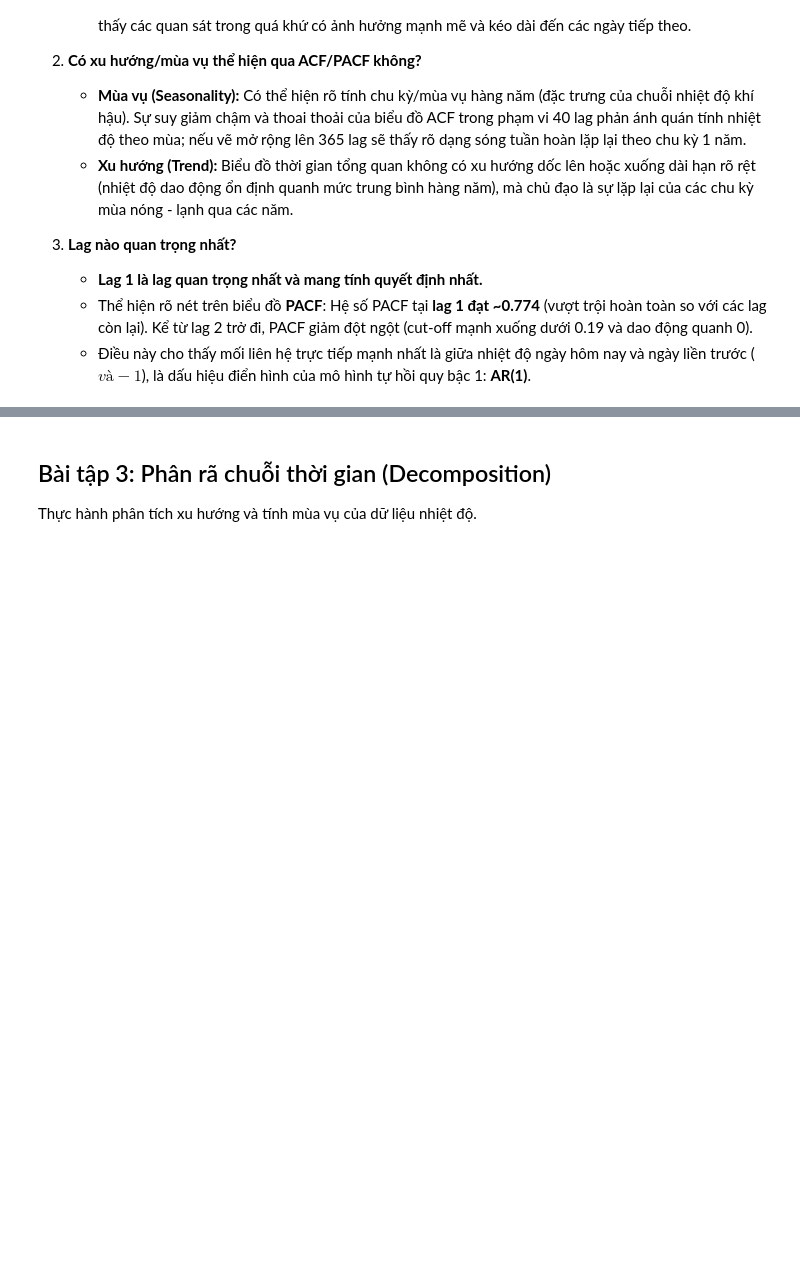
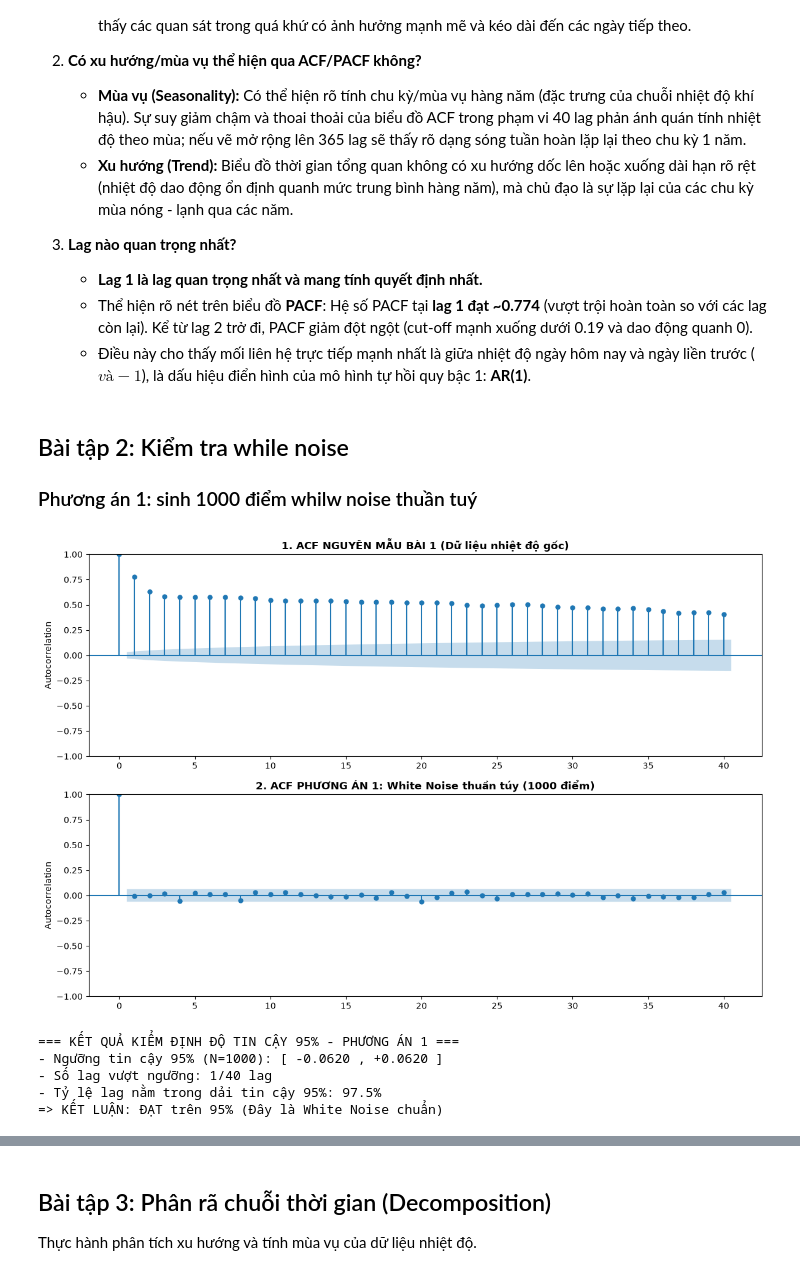
Before and after one commit to luuminhhoa/Lab1_Timeseries, a Jupyter notebook: notebooks/main.ipynb, the cells around one changed output, grey strips where cells are left out. Saved outputs shown, nothing was run; the diff lists cells and outputs as text; code cells hidden in the pictures; blank space fills up the shorter version.

Commit message:
Hoàn thành Bài 2 với cả 3 phương án

```diff
--- a/notebooks/main.ipynb
+++ b/notebooks/main.ipynb
@@ -96,3 +96,54 @@ Dựa trên kết quả phân tích biểu đồ và các giá trị ACF & PACF
    - **Lag 1 là lag quan trọng nhất và mang tính quyết định nhất.**
    - Thể hiện rõ nét trên biểu đồ **PACF**: Hệ số PACF tại **lag 1 đạt ~0.774** (vượt trội hoàn toàn so với các lag còn lại). Kể từ lag 2 trở đi, PACF giảm đột ngột (cut-off mạnh xuống dưới 0.19 và dao động quanh 0).
    - Điều này cho thấy mối liên hệ trực tiếp mạnh nhất là giữa nhiệt độ ngày hôm nay và ngày liền trước ($ và  - 1$), là dấu hiệu điển hình của mô hình tự hồi quy bậc 1: **AR(1)**.
+# %% [markdown]
+## Bài tập 2: Kiểm tra while noise
+
+### Phương án 1: sinh 1000 điểm whilw noise thuần tuý
+# %%
+# 1. Sinh 1000 điểm White Noise chuẩn N(0, 1)
+np.random.seed(42)
+wn_pa1 = np.random.normal(loc=0.0, scale=1.0, size=1000)
+
+# 2. Vẽ so sánh: ACF Bài 1 gốc vs ACF White Noise
+fig, axes = plt.subplots(2, 1, figsize=(12, 8))
+
+plot_acf(df['Temp'], lags=40, ax=axes[0])
+axes[0].set_title(
+    '1. ACF NGUYÊN MẪU BÀI 1 (Dữ liệu nhiệt độ gốc)',
+    fontsize=12,
+    fontweight='bold',
+)
+axes[0].set_ylabel('Autocorrelation')
+
+plot_acf(wn_pa1, lags=40, ax=axes[1])
+axes[1].set_title(
+    '2. ACF PHƯƠNG ÁN 1: White Noise thuần túy (1000 điểm)',
+    fontsize=12,
+    fontweight='bold',
+)
+axes[1].set_ylabel('Autocorrelation')
+
+plt.tight_layout()
+plt.show()
+
+# 3. Đánh giá độ tin cậy 95% (N = 1000)
+ci_pa1 = 1.96 / np.sqrt(len(wn_pa1))
+acf_pa1 = acf(wn_pa1, nlags=40)
+lags_out_pa1 = np.sum(np.abs(acf_pa1[1:]) > ci_pa1)
+pct_in_pa1 = ((40 - lags_out_pa1) / 40) * 100
+
+print(f'=== KẾT QUẢ KIỂM ĐỊNH ĐỘ TIN CẬY 95% - PHƯƠNG ÁN 1 ===')
+print(f'- Ngưỡng tin cậy 95% (N=1000): [ -{ci_pa1:.4f} , +{ci_pa1:.4f} ]')
+print(f'- Số lag vượt ngưỡng: {lags_out_pa1}/40 lag')
+print(f'- Tỷ lệ lag nằm trong dải tin cậy 95%: {pct_in_pa1:.1f}%')
+print(
+    f'=> KẾT LUẬN: {"ĐẠT trên 95% (Đây là White Noise chuẩn)" if pct_in_pa1 >= 95 else "KHÔNG ĐẠT"}\n'
+)
+# %% [output]
+[figure, added]
+=== KẾT QUẢ KIỂM ĐỊNH ĐỘ TIN CẬY 95% - PHƯƠNG ÁN 1 ===
+- Ngưỡng tin cậy 95% (N=1000): [ -0.0620 , +0.0620 ]
+- Số lag vượt ngưỡng: 1/40 lag
+- Tỷ lệ lag nằm trong dải tin cậy 95%: 97.5%
+=> KẾT LUẬN: ĐẠT trên 95% (Đây là White Noise chuẩn)
```
Also changed, not shown: parts of 5 cells of this notebook.
